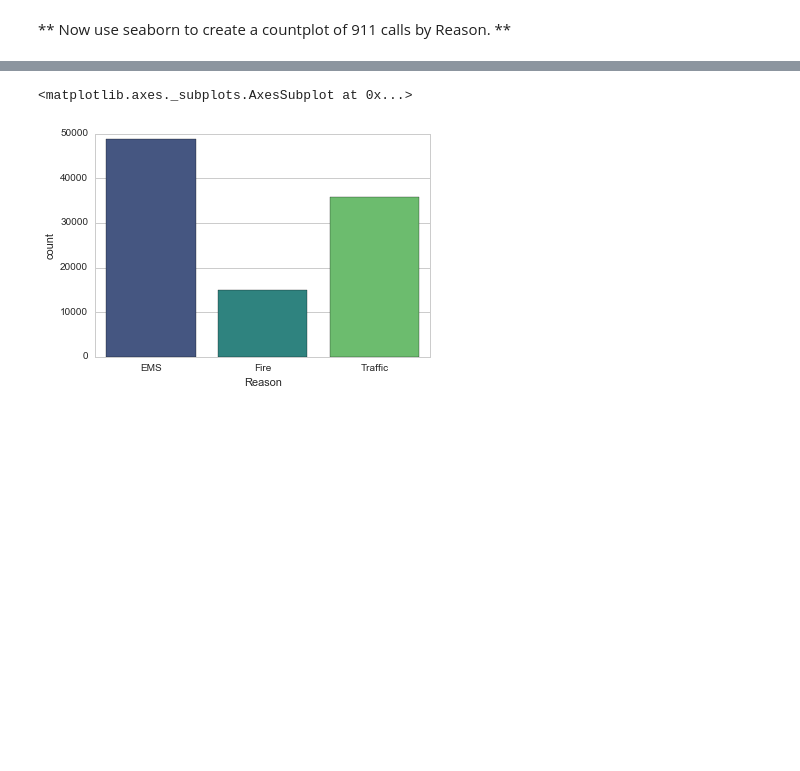
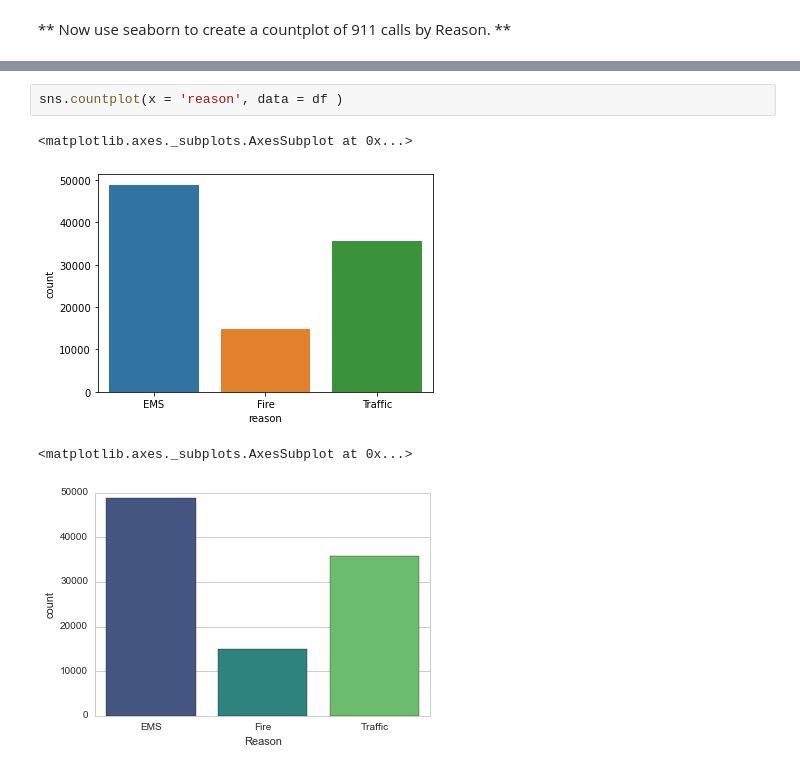
Before and after one commit to Amitra1991/MyDSRepository1, a Jupyter notebook: Refactored_Py_DS_ML_Bootcamp-master/10-Data-Capstone-Projects/01-911 Calls Data Capstone Project.ipynb, the cells around one changed output, grey strips where cells are left out. Cells and saved outputs as stored; diff of their text form; blank space fills up the shorter version.

```diff
--- a/Refactored_Py_DS_ML_Bootcamp-master/10-Data-Capstone-Projects/01-911 Calls Data Capstone Project.ipynb
+++ b/Refactored_Py_DS_ML_Bootcamp-master/10-Data-Capstone-Projects/01-911 Calls Data Capstone Project.ipynb
@@ -180,3 +192,8 @@ Name: Reason, dtype: int64
+# %%
+sns.countplot(x = 'reason', data = df )
+# %% [output]
+<matplotlib.axes._subplots.AxesSubplot at 0x...>
+[figure, added]
 # %%
 # %% [output]
 <matplotlib.axes._subplots.AxesSubplot at 0x...>
```
Also changed, not shown: parts of 30 cells of this notebook.
